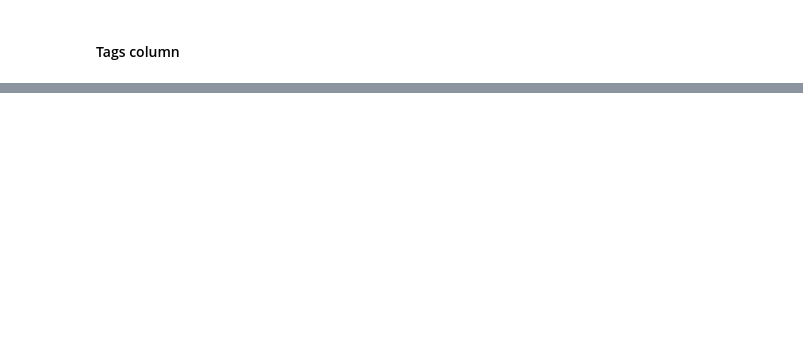
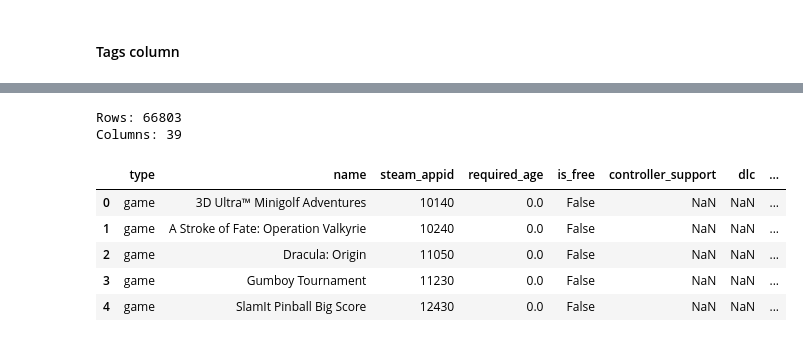
Before and after one commit to stefanstefanovic/LHL-Capstone_Project, a Jupyter notebook: notebooks/Data_cleaning.ipynb, the cells around one changed output, grey strips where cells are left out. Saved outputs shown, nothing was run; the diff lists cells and outputs as text; code cells hidden in the pictures; blank space fills up the shorter version.

```diff
--- a/notebooks/Data_cleaning.ipynb
+++ b/notebooks/Data_cleaning.ipynb
@@ -444,0 +564,3 @@ steamspy_data.head()
+# %%
+# read in downloaded data
+raw_steam_data = pd.read_csv('/Users/sstefanovic/Documents/GitHub/LHL-Capstone_Project/data/steam_data_VA_raw.csv')
@@ -444,0 +587,16 @@ steamspy_data.head()
+# %%
+# print out number of rows and columns
+print('Rows:', raw_steam_data.shape[0])
+print('Columns:', raw_steam_data.shape[1])
+# %% [output]
+Rows: 66803
+Columns: 39
+# %%
+raw_steam_data.head()
+# %% [output]
+|  | type | name | steam_appid | required_age | is_free | controller_support | dlc | ... |
+| 0 | game | 3D Ultra™ Minigolf Adventures | 10140 | 0.0 | False | NaN | NaN | ... |
+| 1 | game | A Stroke of Fate: Operation Valkyrie | 10240 | 0.0 | False | NaN | NaN | ... |
+| 2 | game | Dracula: Origin | 11050 | 0.0 | False | NaN | NaN | ... |
+| 3 | game | Gumboy Tournament | 11230 | 0.0 | False | NaN | NaN | ... |
+| 4 | game | SlamIt Pinball Big Score | 12430 | 0.0 | False | NaN | NaN | ... |
```
Also changed, not shown: parts of 25 cells of this notebook, 2 other files.
